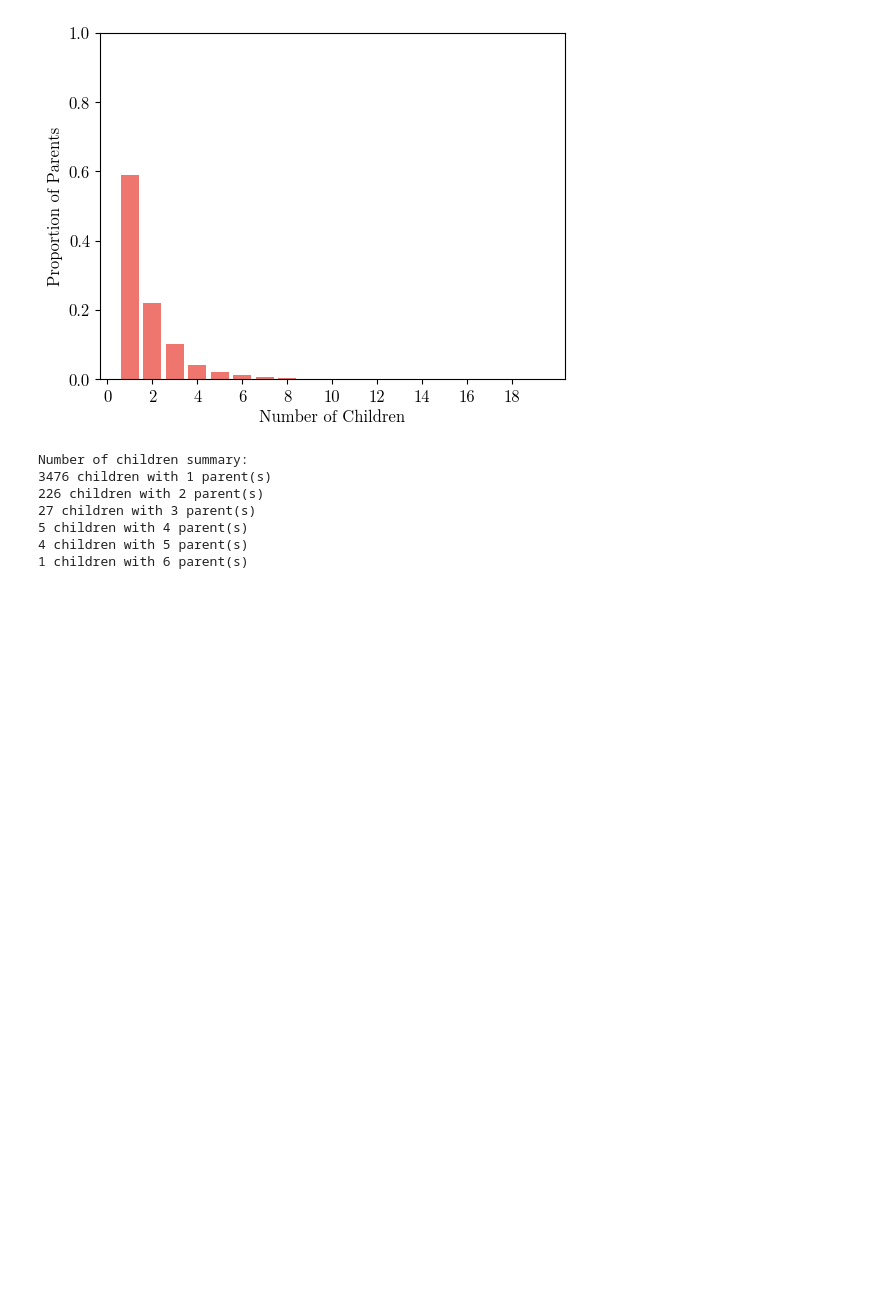
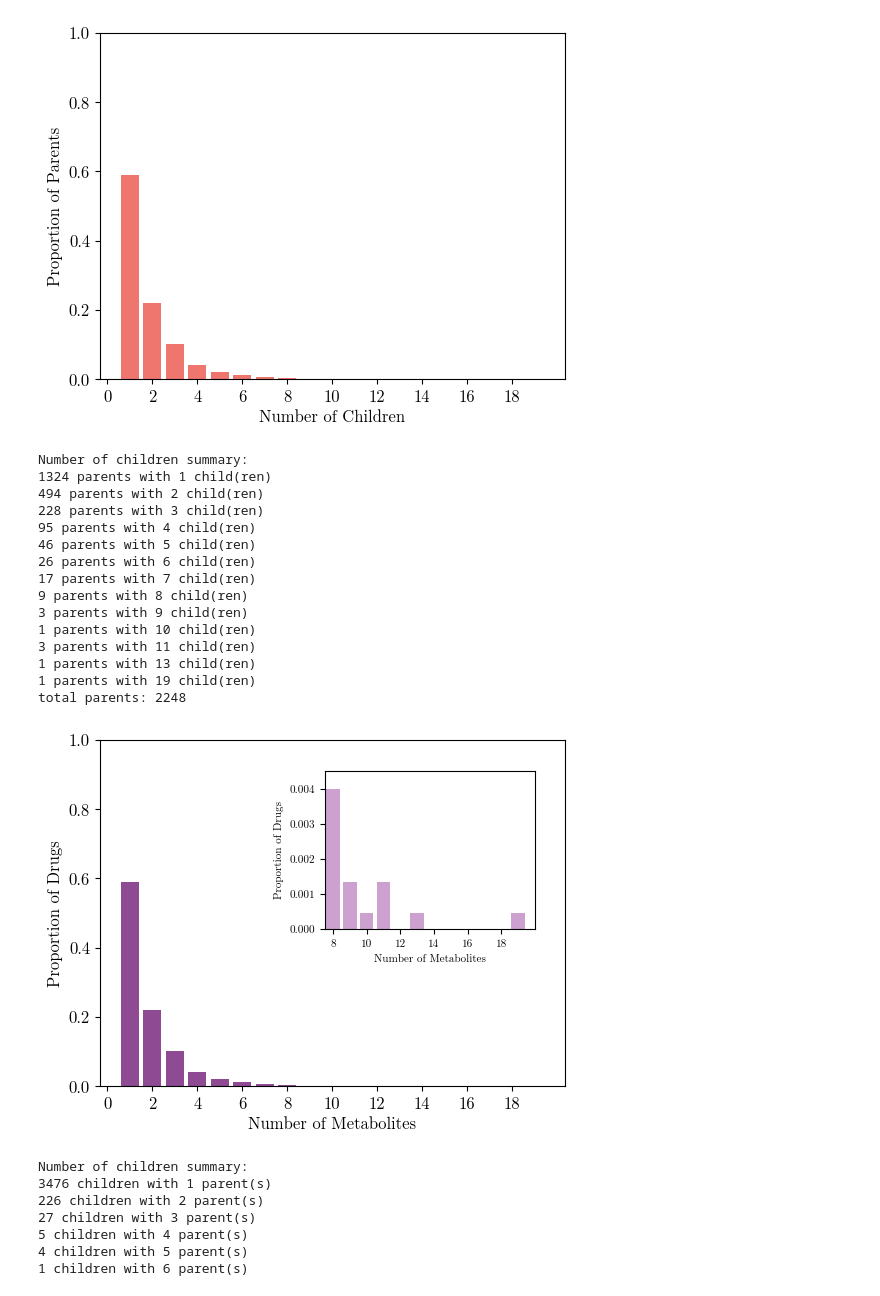
Before and after one commit to tsofiac/LAGOM, a Jupyter notebook: data_analysis/data_analysis_plots.ipynb, the cells around one changed output. Saved outputs shown, nothing was run; the diff lists cells and outputs as text; code cells hidden in the pictures; blank space fills up the shorter version.

Commit message:
plots

```diff
--- a/data_analysis/data_analysis_plots.ipynb
+++ b/data_analysis/data_analysis_plots.ipynb
@@ -289,6 +289,73 @@ Number of children summary:
 1 parents with 19 child(ren)
 total parents: 2248
 [figure]
+# %%
+def number_of_children_zoom(csv, save_figure=None):
+    df = pd.read_csv(csv)
+    child_counts = df["parent_smiles"].value_counts()
+    occurrence_summary = child_counts.value_counts().sort_index()
+
+    number_of_children_list = []
+    frequency_list = []
+
+    print("Number of children summary:")
+    for number_of_children, frequency in occurrence_summary.items():
+        print(f"{frequency} parents with {number_of_children} child(ren)")
+
+        number_of_children_list.append(number_of_children)
+        frequency_list.append(frequency)
+
+    total_parents = sum(frequency_list)
+    print(f"total parents: {total_parents}")
+    normalized_frequencies = [freq / total_parents for freq in frequency_list]
+
+    plt.figure(figsize=(6, 4.5))
+    plt.rcParams.update({"font.size": 12, "font.family": "serif", "font.serif": ["NewComputerModern10"]})
+
+    # Main plot
+    plt.bar(number_of_children_list, normalized_frequencies, color="#8E4A93")
+    plt.xlabel("Number of Metabolites")
+    plt.ylabel("Proportion of Drugs")
+    plt.ylim(0, 1)
+    plt.xticks(range(0, max(number_of_children_list) + 1, 2))
+
+    # Inset plot
+    inset_ax = plt.axes([0.5, 0.46, 0.35, 0.35])  # [left, bottom, width, height]
+    inset_ax.bar([x for x in number_of_children_list if x > 7],
+                 [f for x, f in zip(number_of_children_list, normalized_frequencies) if x > 7], color="#CCA0CF")
+    #inset_ax.set_title("Zoomed in", fontsize=10)
+    inset_ax.set_xlim(7.5, 20)
+    inset_ax.set_ylim(0, 0.0045)
+    plt.xticks(range(8, 20, 2))
+    inset_ax.tick_params(labelsize=8)
+    inset_ax.set_xlabel("Number of Metabolites", fontsize=8)
+    inset_ax.set_ylabel("Proportion of Drugs", fontsize=8)
+
+    if save_figure is not None:
+        os.makedirs("figures", exist_ok=True)
+        plt.savefig(f"figures/{save_figure}.eps", format="eps")
+
+    plt.show()
+
+after = "../dataset/curated_data/combined_smiles_clean.csv"
+number_of_children_zoom(after, "nr_of_children_zoom")
+# %% [output]
+Number of children summary:
+1324 parents with 1 child(ren)
+494 parents with 2 child(ren)
+228 parents with 3 child(ren)
+95 parents with 4 child(ren)
+46 parents with 5 child(ren)
+26 parents with 6 child(ren)
+17 parents with 7 child(ren)
+9 parents with 8 child(ren)
+3 parents with 9 child(ren)
+1 parents with 10 child(ren)
+3 parents with 11 child(ren)
+1 parents with 13 child(ren)
+1 parents with 19 child(ren)
+total parents: 2248
+[figure, added]
 # %%
 def number_of_parents(csv, save_figure = None):
     df = pd.read_csv(csv)
```
Also changed, not shown: 2 other files.
